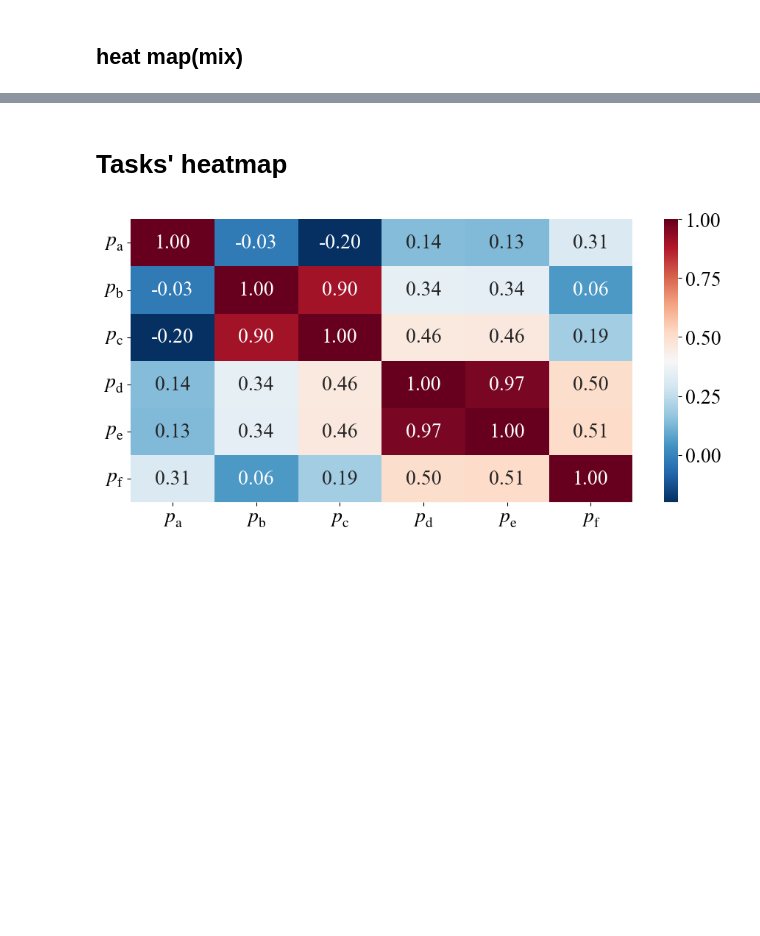
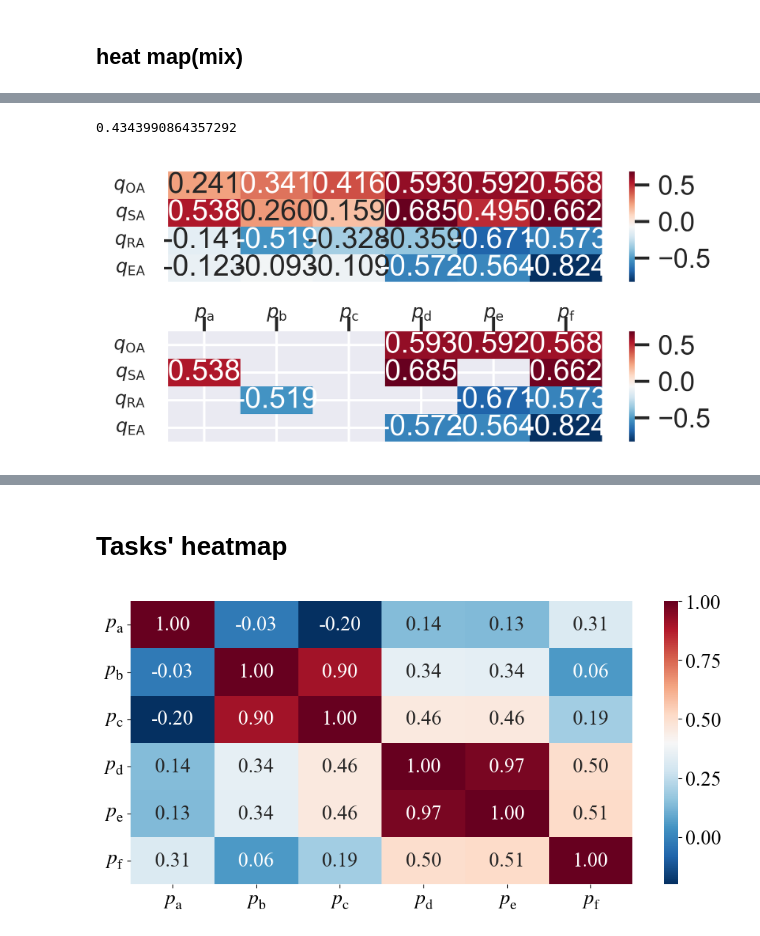
Before and after one commit to Ashkf/RDCVC, a Jupyter notebook: src/RDCVC/notebooks/Plot.ipynb, the cells around one changed output, grey strips where cells are left out. Cells and saved outputs as stored; diff of their text form; code cells hidden in the pictures; blank space fills up the shorter version.

```diff
--- a/src/RDCVC/notebooks/Plot.ipynb
+++ b/src/RDCVC/notebooks/Plot.ipynb
@@ -276,0 +353,49 @@ plt.show()
+# %%
+_relevant_corr_matrix_controlled.abs().sum().sum()/24
+# %% [output]
+0.4343990864357292
+# %%
+# 设置图像的大小
+fig, (ax1, ax2) = plt.subplots(2, 1, figsize=(4, 2), sharex=False, dpi=600)
+sns.set (font_scale=1)
+
+# ------------------------- 第一个子图 ------------------------ #
+sns.heatmap(
+    _relevant_corr_matrix_controlled, annot=True, fmt=".3f", cmap="RdBu_r", ax=ax1
+)
+# ax1.set_title("Correlation Heatmap")
+# ax1.set_ylabel("")
+ax1.set_xticklabels(
+    featName_controlled_PRES_latex, rotation=0
+)  # 设置 x 轴刻度标签不旋转
+ax1.set_yticklabels(featName_controlled_VOL_latex)
+
+
+# ------------------------- 第二个子图 ------------------------ #
+# 突出显示相关性范围的热图
+mask = (
+    np.abs(_relevant_corr_matrix_controlled) > 0.5
+)  # 创建一个布尔掩码，突出显示相关性范围
+sns.heatmap(
+    _relevant_corr_matrix_controlled,
+    annot=True,
+    fmt=".3f",
+    cmap="RdBu_r",
+    mask=~mask,
+    cbar=True,
+    ax=ax2,
+)
+ax2.set_yticklabels(featName_controlled_VOL_latex)
+ax2.xaxis.set_ticks_position("top")  # 将顶部的坐标轴（ax2）放置在图像的上方
+ax2.set_xticks(ax2.get_xticks())  # 设置顶部坐标轴的刻度位置与原始 x 轴一致
+ax2.set_xticklabels([])  # 设置顶部坐标轴的刻度标签为原始 x 轴的刻度标签
+
+# 调整子图之间的间距和位置
+plt.subplots_adjust(hspace=0.45)
+
+plt.savefig(
+    "/workspace/figs/heatmap/heatmap-mix-controlled.eps", dpi=600, bbox_inches="tight"
+)
+plt.show()
+# %% [output]
+[figure, added]
```
Also changed, not shown: parts of 21 cells of this notebook, 4 other files.
